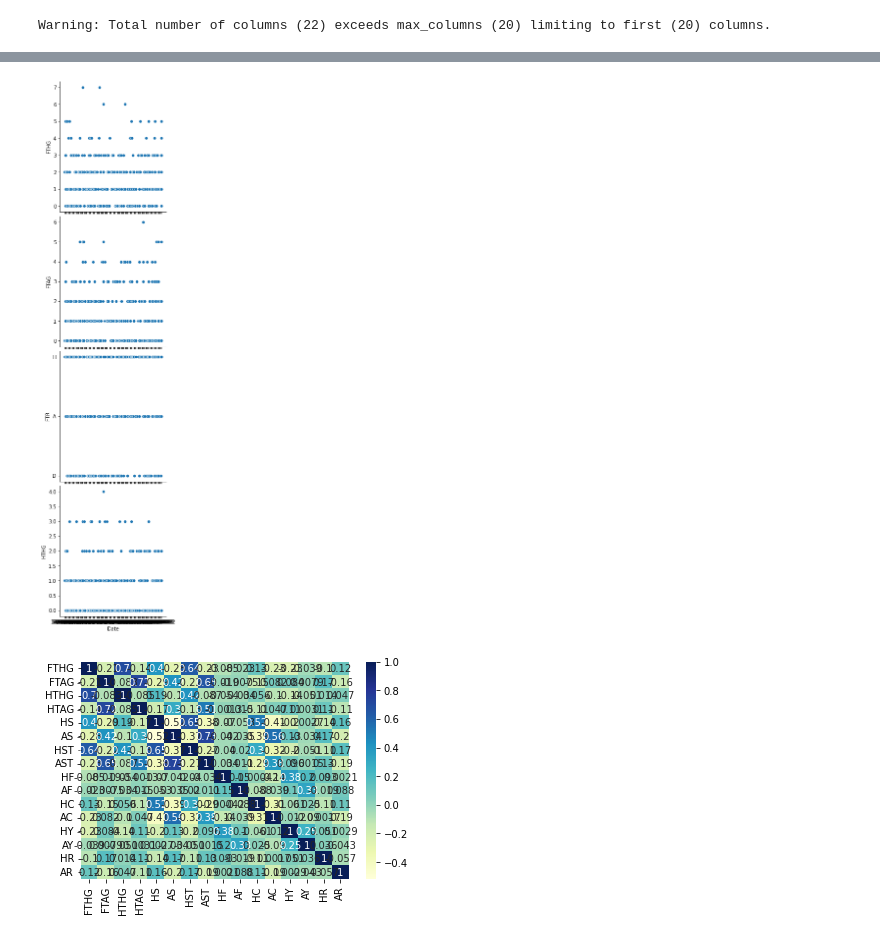
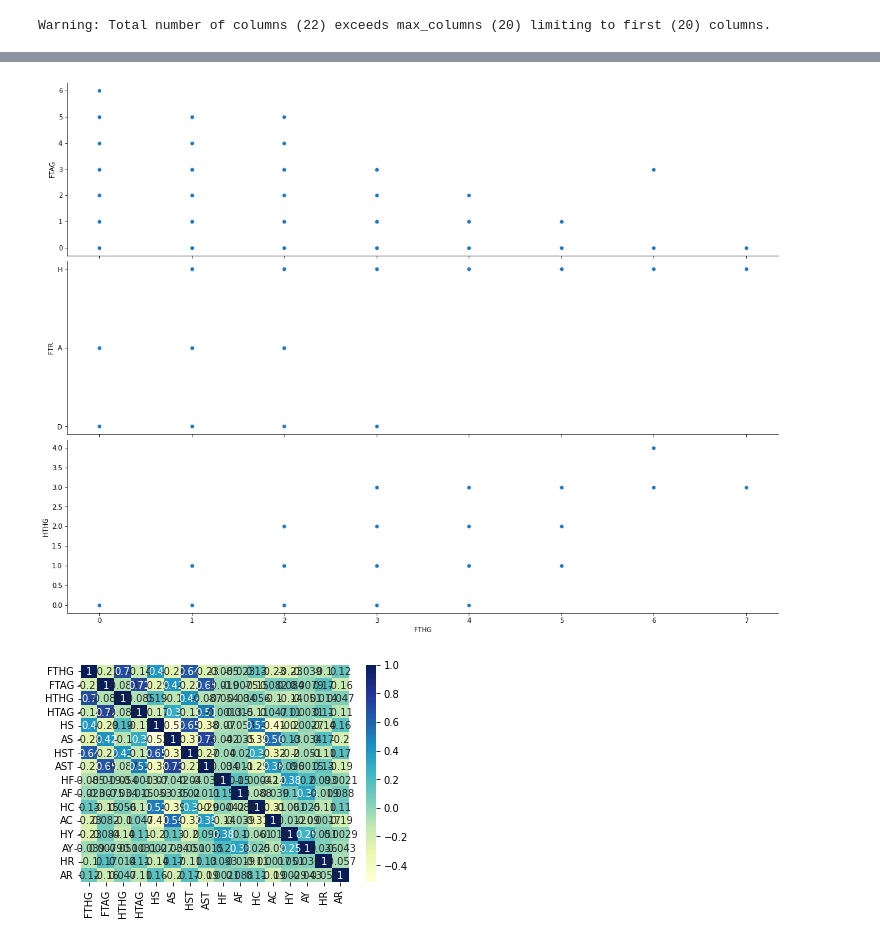
Before and after one commit to SnapeSnoop/MachineLearning, a Jupyter notebook: KUISML1.ipynb, the cells around one changed output, grey strips where cells are left out. Drawn from its saved outputs; the diff is of its cells as text; code cells hidden in the pictures.

```diff
--- a/KUISML1.ipynb
+++ b/KUISML1.ipynb
@@ -66,11 +66,11 @@ import matplotlib.pyplot as plt
 import seaborn as sns
 # %%
 # operasi visualisasi
-sns.pairplot(data, x_vars=['Date'],
-             y_vars=['FTHG','FTAG','FTR','HTHG'], size=4, aspect=1, kind='scatter')
+sns.pairplot(data, x_vars=['FTHG'],
+             y_vars=['FTAG','FTR','HTHG'], height=4, aspect=4, kind='scatter')
 plt.show()
 # %% [output]
-[figure, old version]
+[figure, new version]
 # %%
 sns.heatmap(data.corr(), cmap="YlGnBu", annot = True)
 plt.show()
```
